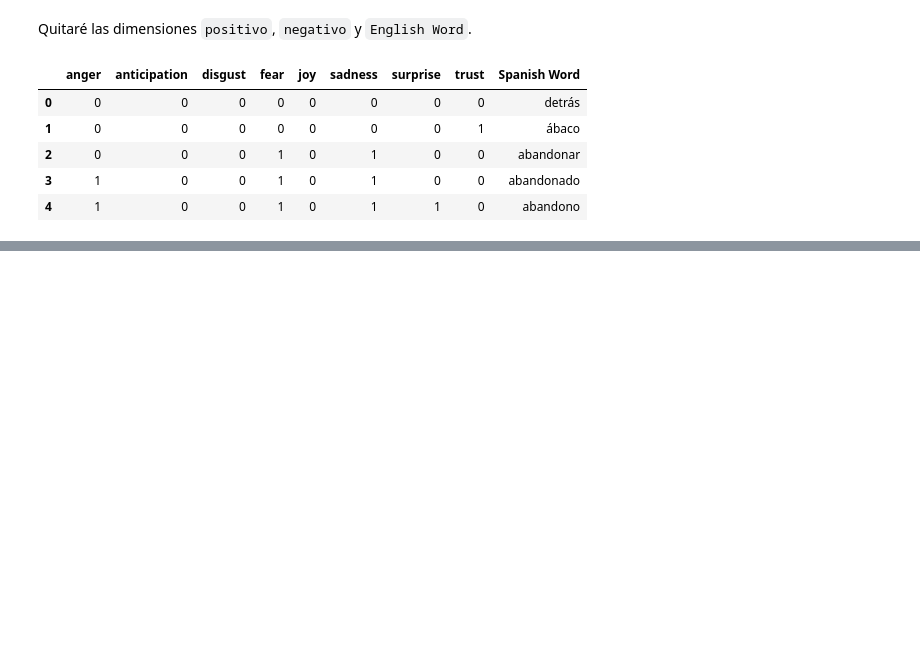
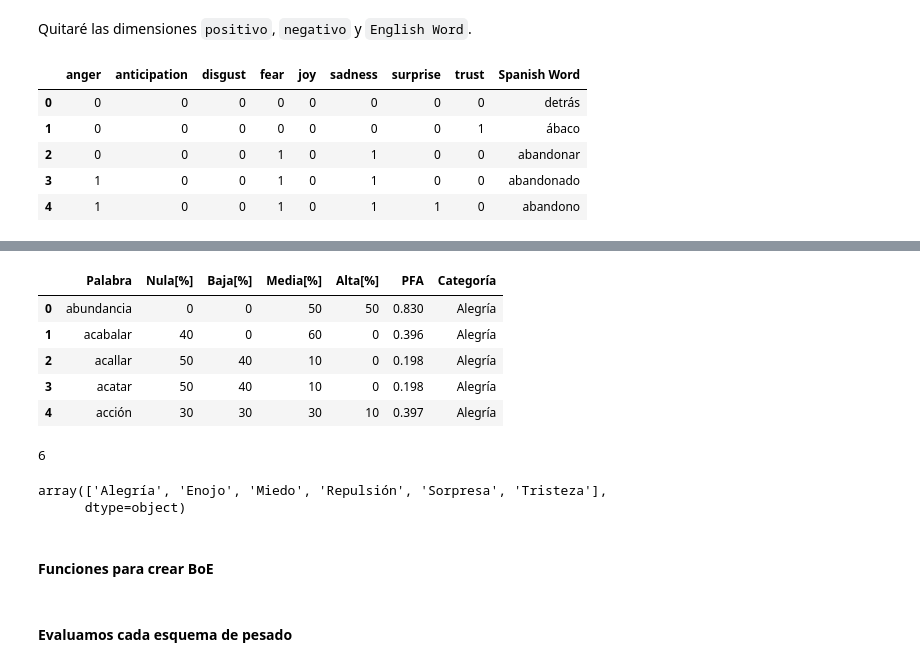
Before and after one commit to Gustavo-HA/MCE-Segundo_Semestre, a Jupyter notebook: PLN-Guanajuato/Tareas/Tarea2/gustavo_hernandez_angeles.ipynb, the cells around one changed output, grey strips where cells are left out. Cells and saved outputs as stored; diff of their text form; code cells hidden in the pictures; blank space fills up the shorter version.

```diff
--- a/PLN-Guanajuato/Tareas/Tarea2/gustavo_hernandez_angeles.ipynb
+++ b/PLN-Guanajuato/Tareas/Tarea2/gustavo_hernandez_angeles.ipynb
@@ -461,0 +573,22 @@ F1-score: 0.3345
+# %%
+sel_path = "./data/SEL.txt"
+sel = pd.read_csv(sel_path, sep="\t")
+sel.drop(columns=["#"], inplace=True)
+# %%
+sel.head()
+# %% [output]
+|  | Palabra | Nula[%] | Baja[%] | Media[%] | Alta[%] | PFA | Categoría |
+| 0 | abundancia | 0 | 0 | 50 | 50 | 0.830 | Alegría |
+| 1 | acabalar | 40 | 0 | 60 | 0 | 0.396 | Alegría |
+| 2 | acallar | 50 | 40 | 10 | 0 | 0.198 | Alegría |
+| 3 | acatar | 50 | 40 | 10 | 0 | 0.198 | Alegría |
+| 4 | acción | 30 | 30 | 30 | 10 | 0.397 | Alegría |
+# %%
+print(len(sel["Categoría"].unique()))
+sel["Categoría"].unique()
+# %% [output]
+6
+array(['Alegría', 'Enojo', 'Miedo', 'Repulsión', 'Sorpresa', 'Tristeza'],
+      dtype=object)
+# %% [markdown]
+#### Funciones para crear BoE
@@ -461,0 +654,2 @@ F1-score: 0.3345
+# %% [markdown]
+#### Evaluamos cada esquema de pesado
```
Also changed, not shown: parts of 50 cells of this notebook.
